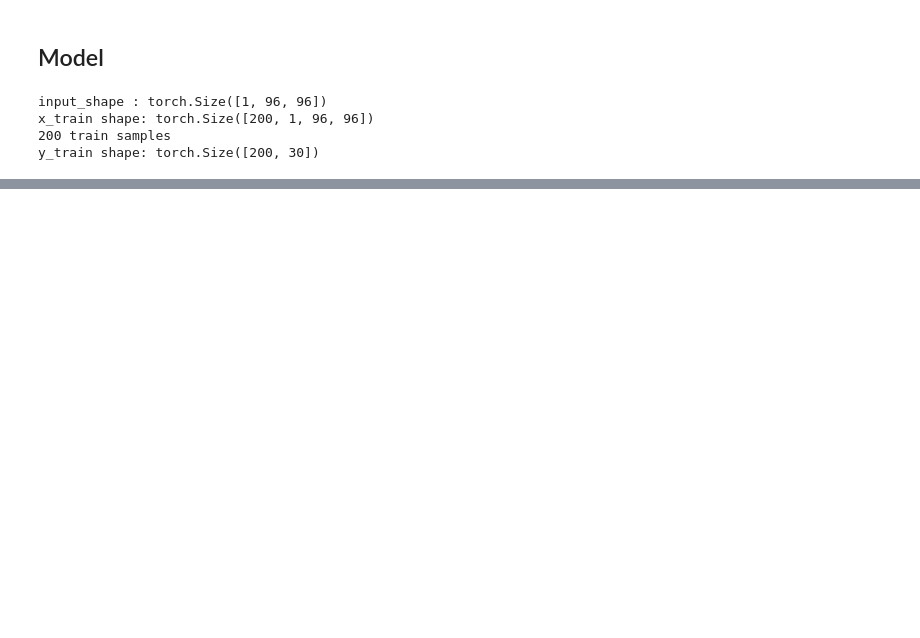
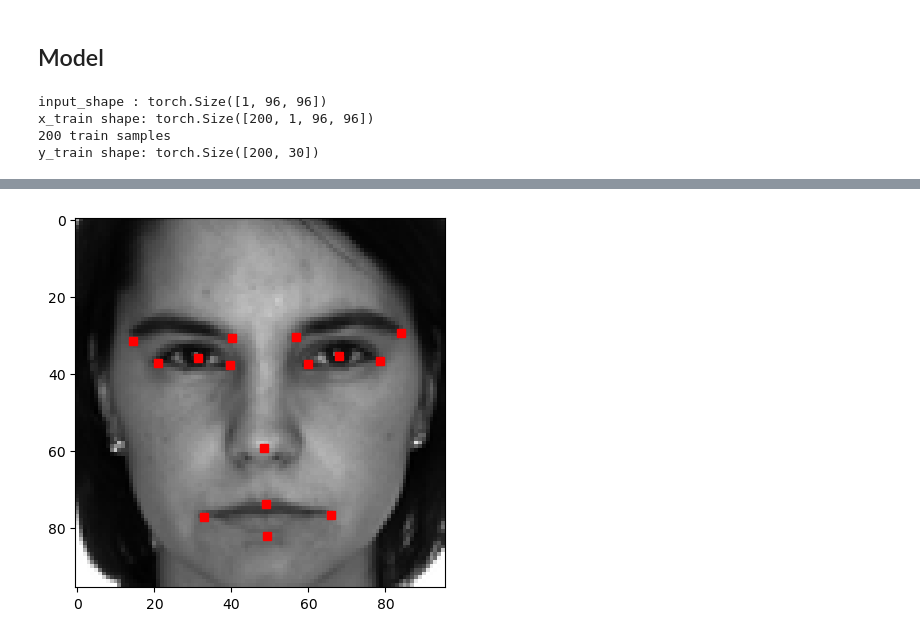
Before and after one commit to Tenna18/DL, a Jupyter notebook: Load_data.ipynb, the cells around one changed output, grey strips where cells are left out. Cells and saved outputs as stored; diff of their text form; code cells hidden in the pictures; blank space fills up the shorter version.

```diff
--- a/Load_data.ipynb
+++ b/Load_data.ipynb
@@ -266,0 +281,4 @@ RuntimeError: The size of tensor a (46080) must match the size of tensor b (30)
+# %%
+show_image_with_keypoints_by_id(train_data,1533)
+# %% [output]
+[figure, added]
```
Also changed, not shown: parts of 10 cells of this notebook.
